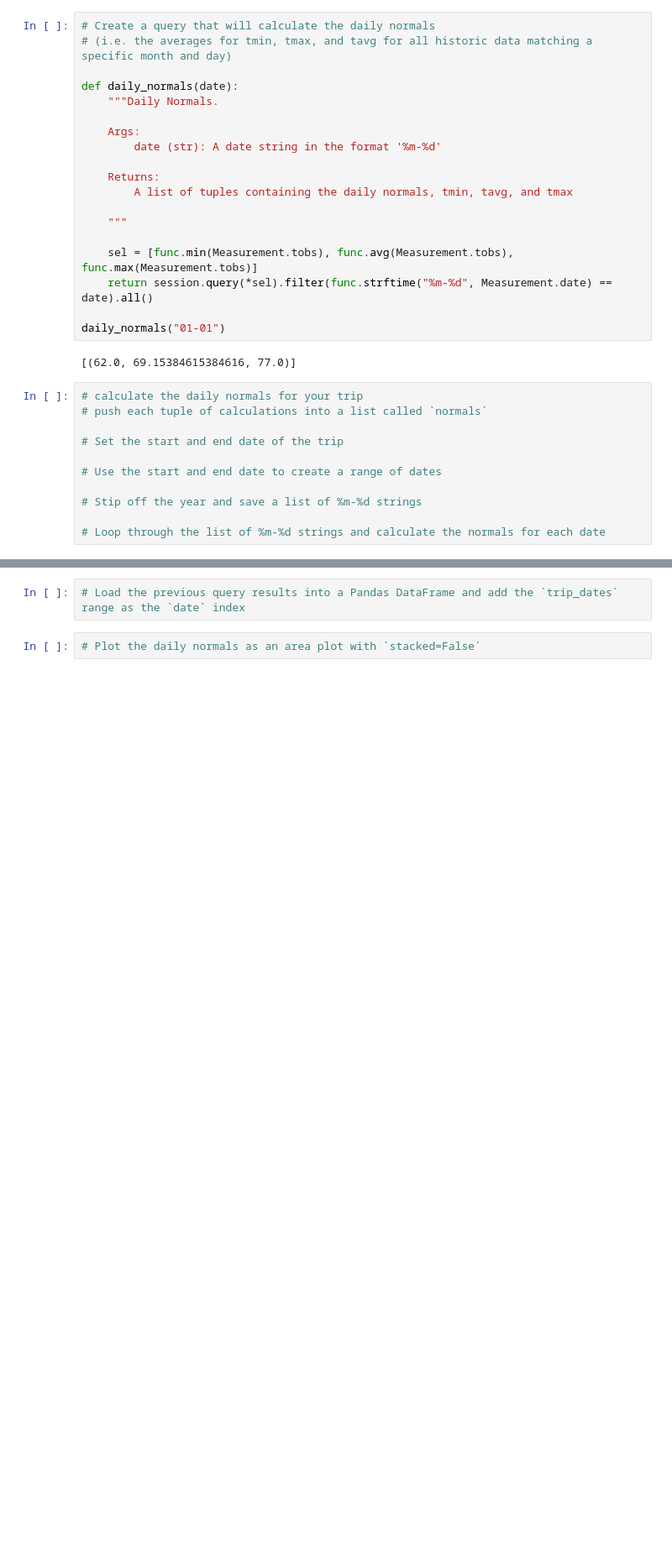
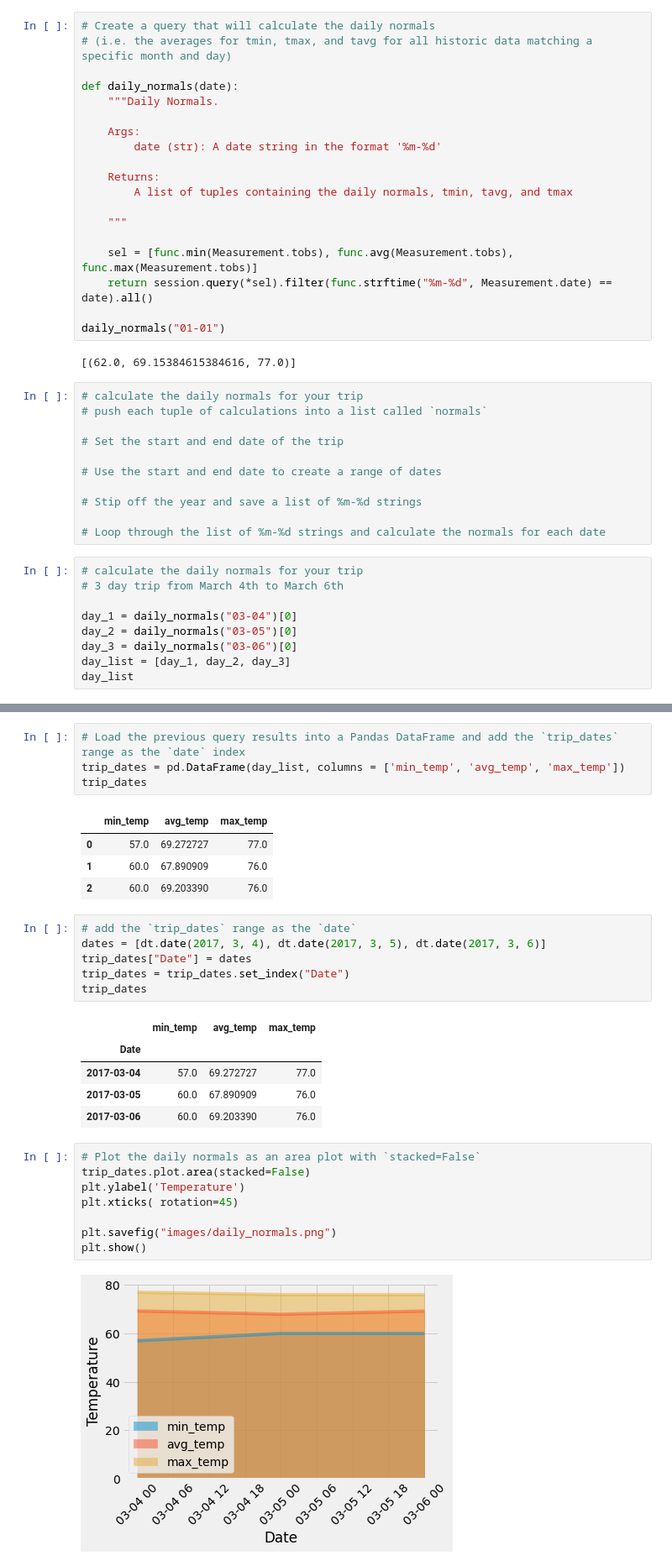
Before and after one commit to JackXinPan/sqlalchemy-challenge, a Jupyter notebook: climate_starter.ipynb, the cells around one changed output, grey strips where cells are left out. Shown: that part at 84% size. Cells and saved outputs as stored; diff of their text form; blank space fills up the shorter version.

```diff
--- a/climate_starter.ipynb
+++ b/climate_starter.ipynb
@@ -364,3 +362,12 @@ daily_normals("01-01")
 # Stip off the year and save a list of %m-%d strings
 
 # Loop through the list of %m-%d strings and calculate the normals for each date
+# %%
+# calculate the daily normals for your trip
+# 3 day trip from March 4th to March 6th
+
+day_1 = daily_normals("03-04")[0]
+day_2 = daily_normals("03-05")[0]
+day_3 = daily_normals("03-06")[0]
+day_list = [day_1, day_2, day_3]
+day_list
@@ -367,4 +378,31 @@ daily_normals("01-01")
 # %%
 # Load the previous query results into a Pandas DataFrame and add the `trip_dates` range as the `date` index
+trip_dates = pd.DataFrame(day_list, columns = ['min_temp', 'avg_temp', 'max_temp'])
+trip_dates
+# %% [output]
+|  | min_temp | avg_temp | max_temp |
+| 0 | 57.0 | 69.272727 | 77.0 |
+| 1 | 60.0 | 67.890909 | 76.0 |
+| 2 | 60.0 | 69.203390 | 76.0 |
+# %%
+# add the `trip_dates` range as the `date`
+dates = [dt.date(2017, 3, 4), dt.date(2017, 3, 5), dt.date(2017, 3, 6)]
+trip_dates["Date"] = dates
+trip_dates = trip_dates.set_index("Date")
+trip_dates
+# %% [output]
+|  | min_temp | avg_temp | max_temp |
+| Date |  |  |  |
+| 2017-03-04 | 57.0 | 69.272727 | 77.0 |
+| 2017-03-05 | 60.0 | 67.890909 | 76.0 |
+| 2017-03-06 | 60.0 | 69.203390 | 76.0 |
 # %%
 # Plot the daily normals as an area plot with `stacked=False`
+trip_dates.plot.area(stacked=False)
+plt.ylabel('Temperature')
+plt.xticks( rotation=45)
+
+plt.savefig("images/daily_normals.png")
+plt.show()
+# %% [output]
+[figure, added]
```
Also changed, not shown: parts of 2 cells of this notebook, 1 other file.
